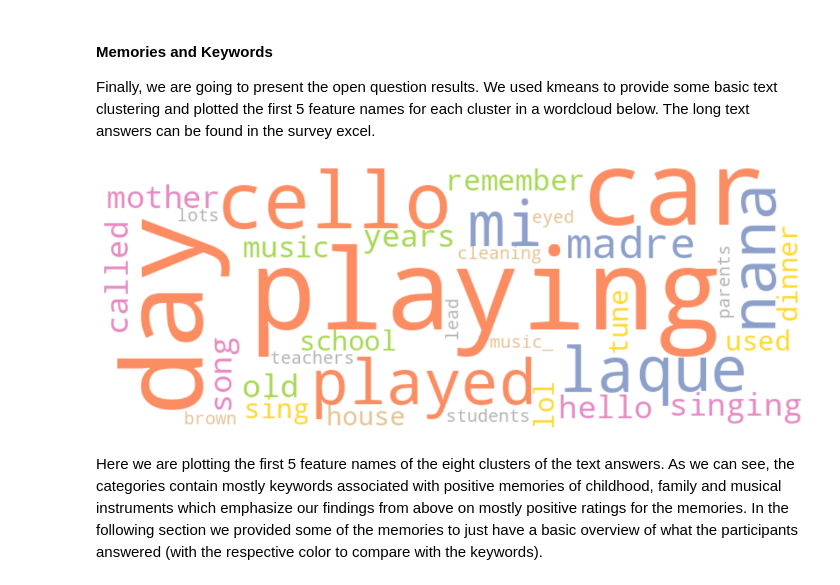
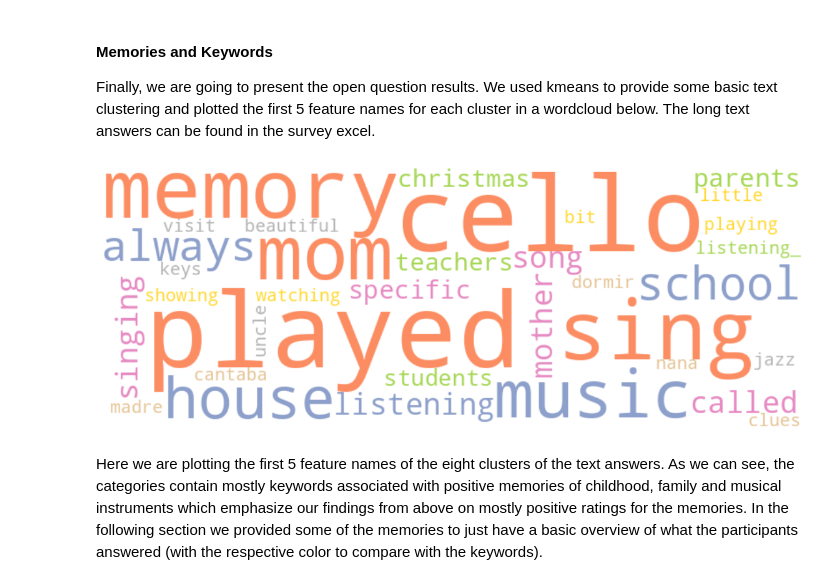
Before and after one commit to lennartnicolas/mpc-presentation, a Jupyter notebook: MPC Study Presentation.ipynb, the cells around one changed output. Cells and saved outputs as stored; diff of their text form; code cells hidden in the pictures.

```diff
--- a/MPC Study Presentation.ipynb
+++ b/MPC Study Presentation.ipynb
@@ -519,8 +519,12 @@ The long text answers can be found in the survey excel.
 # %%
 plt.figure(figsize=(15,6))
 
+stopword_en = nltk.corpus.stopwords.words('english')
+stopword_es = nltk.corpus.stopwords.words('spanish')
+stopword = stopword_en + stopword_es + ['remember','made','first','lol','would','used','years','old','every','order']
+
 textfiles = df.Memories.astype('U')
-vectorizer = TfidfVectorizer(stop_words='english')
+vectorizer = TfidfVectorizer(stop_words=stopword)
 features = vectorizer.fit_transform(textfiles)
 
 k = 8
@@ -549,34 +553,34 @@ class SimpleGroupedColorFunc(object):
     def __call__(self, word, **kwargs):
         return self.word_to_color.get(word)
 ### ----
 
 color_to_words = {}
 keywords = []
 for i in range(k):
     temp = []
     if(i == 0):
         continue
     for j in order_centroids[i,:5]:
         if not (terms[j] in keywords):
             temp.append(terms[j])
             keywords.append(terms[j])
         else:
             temp.append(terms[j] + '_')
             keywords.append(terms[j] + '_')
     color_to_words.update({clrs[i] : temp})
 
 keywords = np.array(keywords)
 
 strings = (" ").join(keywords)
 wc = WordCloud(collocations=True, width=800, height=300, background_color='white').generate(strings)
 color_func = SimpleGroupedColorFunc(color_to_words)
 wc.recolor(color_func=color_func)
 plt.imshow(wc, interpolation="bilinear")
 plt.axis('off')
 
 plt.tight_layout(pad=0)
 # %% [output]
-[figure, old version]
+[figure, new version]
 # %% [markdown]
 Here we are plotting the first 5 feature names of the eight clusters of the text answers. As we can see, the categories contain mostly keywords associated with positive memories of childhood, family and musical instruments which emphasize our findings from above on mostly positive ratings for the memories. In the following section we provided some of the memories to just have a basic overview of what the participants answered (with the respective color to compare with the keywords).
 # %%
```
Also changed, not shown: parts of 7 cells of this notebook, 3 other files.
